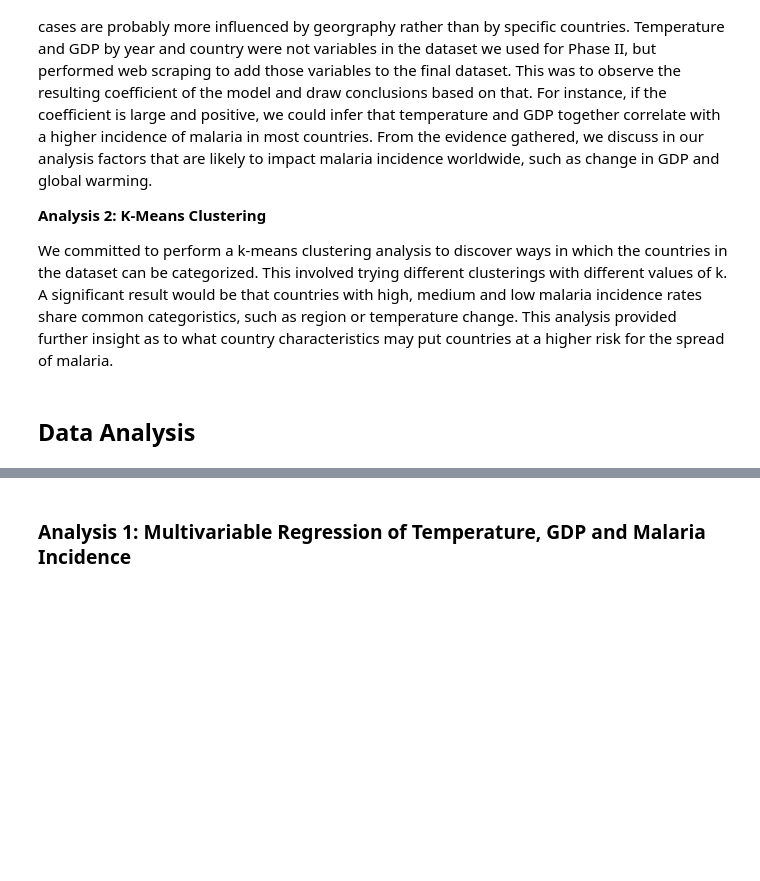
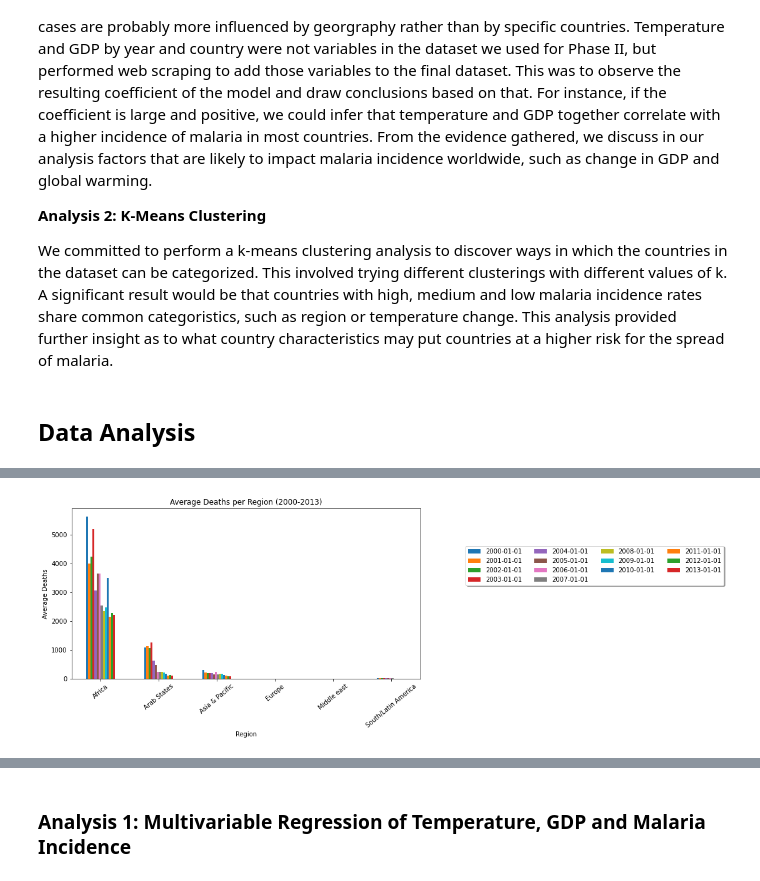
Before and after one commit to mcuadera/info_2950_malaria_project, a Jupyter notebook: phase_submissions/Phase_4.ipynb, the cells around one changed output, grey strips where cells are left out. Saved outputs shown, nothing was run; the diff lists cells and outputs as text; code cells hidden in the pictures; blank space fills up the shorter version.

```diff
--- a/phase_submissions/Phase_4.ipynb
+++ b/phase_submissions/Phase_4.ipynb
@@ -67,0 +148,12 @@ malaria_df.head()
+# %%
+by_region = malaria_df.groupby(["Region","Year"])
+# %%
+by_region.mean()["Deaths"].unstack().plot(kind="bar")
+plt.title("Average Deaths per Region (2000-2013)")
+plt.xlabel("Region")
+plt.xticks(rotation=40)
+plt.ylabel("Average Deaths")
+plt.legend(loc='upper center', bbox_to_anchor=(1.5, 0.8), shadow=True, ncol=4)
+plt.show()
+# %% [output]
+[figure, added]
```
Also changed, not shown: parts of 33 cells of this notebook, 2 other files.
